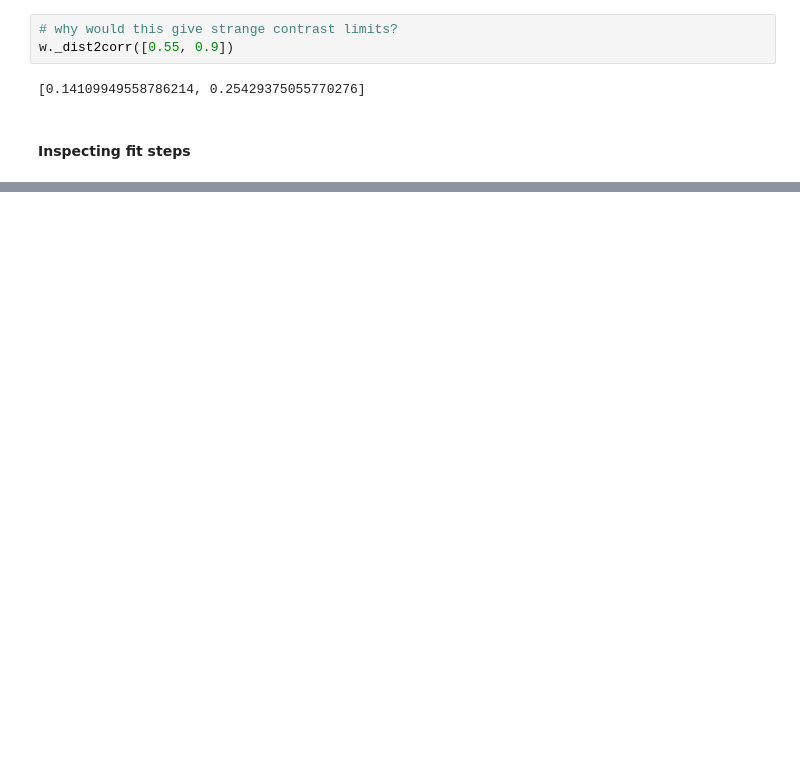
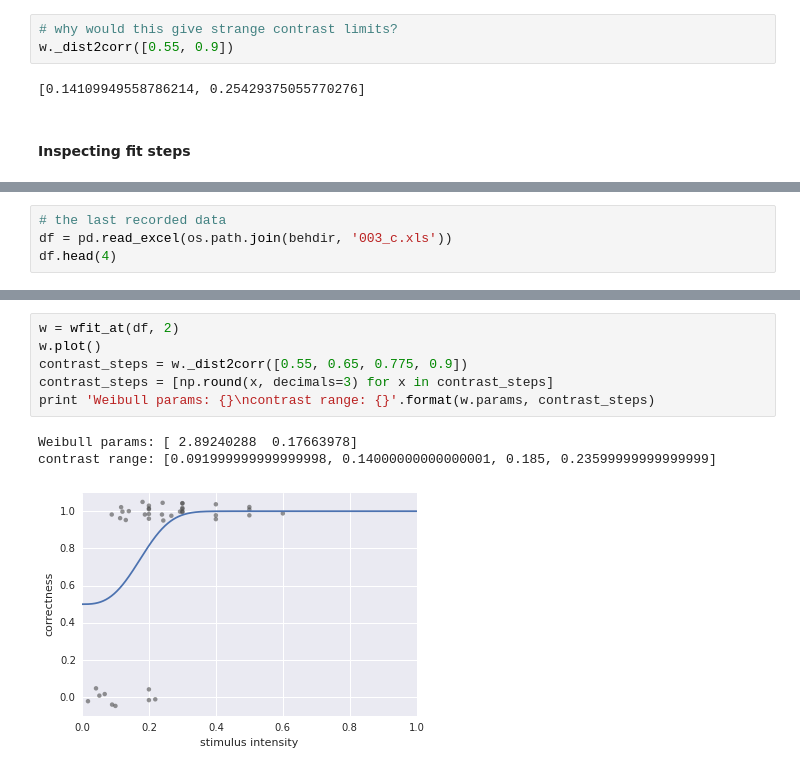
Before and after one commit to mmagnuski/GabCon-2015, a Jupyter notebook: behavior/FixFit.ipynb, the cells around one changed output, grey strips where cells are left out. Saved outputs shown, nothing was run; the diff lists cells and outputs as text; blank space fills up the shorter version.

```diff
--- a/behavior/FixFit.ipynb
+++ b/behavior/FixFit.ipynb
@@ -283,0 +286,4 @@ contrast range: [0.20477113761776039, 0.33781868328494402]
+# %%
+# the last recorded data
+df = pd.read_excel(os.path.join(behdir, '003_c.xls'))
+df.head(4)
@@ -283,0 +296,10 @@ contrast range: [0.20477113761776039, 0.33781868328494402]
+# %%
+w = wfit_at(df, 2)
+w.plot()
+contrast_steps = w._dist2corr([0.55, 0.65, 0.775, 0.9])
+contrast_steps = [np.round(x, decimals=3) for x in contrast_steps]
+print 'Weibull params: {}\ncontrast range: {}'.format(w.params, contrast_steps)
+# %% [output]
+Weibull params: [ 2.89240288  0.17663978]
+contrast range: [0.091999999999999998, 0.14000000000000001, 0.185, 0.23599999999999999]
+[figure, added]
```
Also changed, not shown: parts of 14 cells of this notebook.
